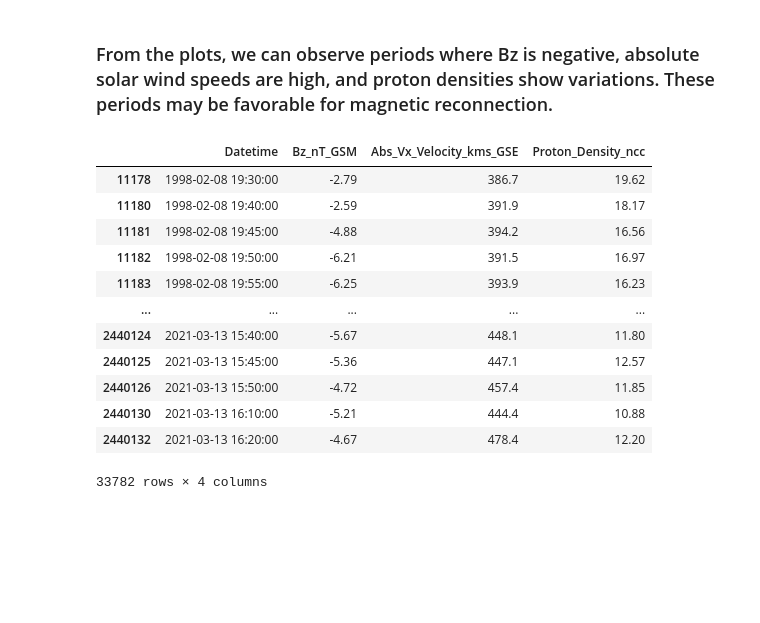
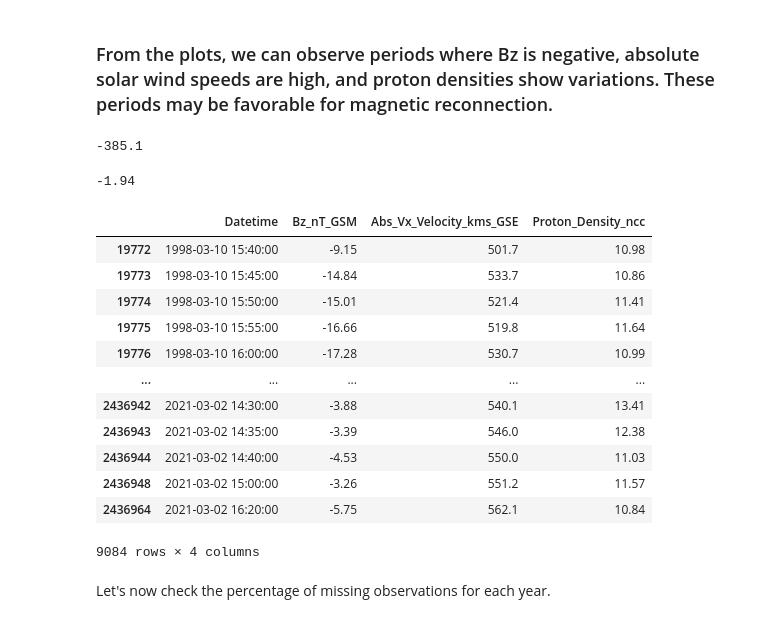
Before and after one commit to whosethere/spaceapp, a Jupyter notebook: notebooks/ace_solution.ipynb, the cells around one changed output. Cells and saved outputs as stored; diff of their text form; code cells hidden in the pictures; blank space fills up the shorter version.

```diff
--- a/notebooks/ace_solution.ipynb
+++ b/notebooks/ace_solution.ipynb
@@ -240,7 +242,7 @@ plt.show()
 The speed of the solar wind can influence the rate of magnetic reconnection. High solar wind speeds can enhance the rate of magnetic reconnection by driving more solar wind plasma into Earth's magnetosphere, causing increased compression.
 # %%
 # Calculate descriptive statistics for solar wind speed values
-vx_stats = ace_data['Vx_Velocity_kms_GSE'].describe()
+vx_stats = df['Vx_Velocity_kms_GSE'].describe()
 vx_threshold_value = vx_stats['75%']
 vx_threshold_value
 # %% [output]
@@ -282,35 +284,43 @@ The distribution also has a long tail, indicating the presence of higher-density
 ### From the plots, we can observe periods where Bz is negative, absolute solar wind speeds are high, and proton densities show variations. These periods may be favorable for magnetic reconnection.
 # %%
 vx_threshold_value
+# %% [output]
+-385.1
+# %%
+bz_threshold_value
+# %% [output]
+-1.94
 # %%
 # Calculate the statistical summary for proton density to determine its threshold
 proton_density_stats = df['Proton_Density_ncc'].describe()
 
 # Determine threshold for proton density deviations (e.g., more than 1 standard deviation from the mean)
 proton_density_upper_threshold = proton_density_stats['mean'] + proton_density_stats['std']
 proton_density_lower_threshold = proton_density_stats['mean'] - proton_density_stats['std']
 df['Abs_Vx_Velocity_kms_GSE'] = df['Vx_Velocity_kms_GSE'].abs()
 # Identify periods where all three conditions are met
 reconnection_periods = df[
     (df['Bz_nT_GSM'] < bz_threshold_value) &
-    (df['Abs_Vx_Velocity_kms_GSE'] > abs(vx_threshold_value)) &
+    (df['Abs_Vx_Velocity_kms_GSE'] > abs(vx_threshold_value)+100) &
     ((df['Proton_Density_ncc'] > proton_density_upper_threshold) |
      (df['Proton_Density_ncc'] < proton_density_lower_threshold))
 ]
 
 # Display the identified periods of interest
 reconnection_periods[['Datetime', 'Bz_nT_GSM', 'Abs_Vx_Velocity_kms_GSE', 'Proton_Density_ncc']]
 # %% [output]
 |  | Datetime | Bz_nT_GSM | Abs_Vx_Velocity_kms_GSE | Proton_Density_ncc |
-| 11178 | 1998-02-08 19:30:00 | -2.79 | 386.7 | 19.62 |
-| 11180 | 1998-02-08 19:40:00 | -2.59 | 391.9 | 18.17 |
-| 11181 | 1998-02-08 19:45:00 | -4.88 | 394.2 | 16.56 |
-| 11182 | 1998-02-08 19:50:00 | -6.21 | 391.5 | 16.97 |
-| 11183 | 1998-02-08 19:55:00 | -6.25 | 393.9 | 16.23 |
+| 19772 | 1998-03-10 15:40:00 | -9.15 | 501.7 | 10.98 |
+| 19773 | 1998-03-10 15:45:00 | -14.84 | 533.7 | 10.86 |
+| 19774 | 1998-03-10 15:50:00 | -15.01 | 521.4 | 11.41 |
+| 19775 | 1998-03-10 15:55:00 | -16.66 | 519.8 | 11.64 |
+| 19776 | 1998-03-10 16:00:00 | -17.28 | 530.7 | 10.99 |
 | ... | ... | ... | ... | ... |
-| 2440124 | 2021-03-13 15:40:00 | -5.67 | 448.1 | 11.80 |
-| 2440125 | 2021-03-13 15:45:00 | -5.36 | 447.1 | 12.57 |
-| 2440126 | 2021-03-13 15:50:00 | -4.72 | 457.4 | 11.85 |
-| 2440130 | 2021-03-13 16:10:00 | -5.21 | 444.4 | 10.88 |
-| 2440132 | 2021-03-13 16:20:00 | -4.67 | 478.4 | 12.20 |
+| 2436942 | 2021-03-02 14:30:00 | -3.88 | 540.1 | 13.41 |
+| 2436943 | 2021-03-02 14:35:00 | -3.39 | 546.0 | 12.38 |
+| 2436944 | 2021-03-02 14:40:00 | -4.53 | 550.0 | 11.03 |
+| 2436948 | 2021-03-02 15:00:00 | -3.26 | 551.2 | 11.57 |
+| 2436964 | 2021-03-02 16:20:00 | -5.75 | 562.1 | 10.84 |
-33782 rows × 4 columns
+9084 rows × 4 columns
+# %% [markdown]
+Let's now check the percentage of missing observations for each year.
```
Also changed, not shown: parts of 9 cells of this notebook.
